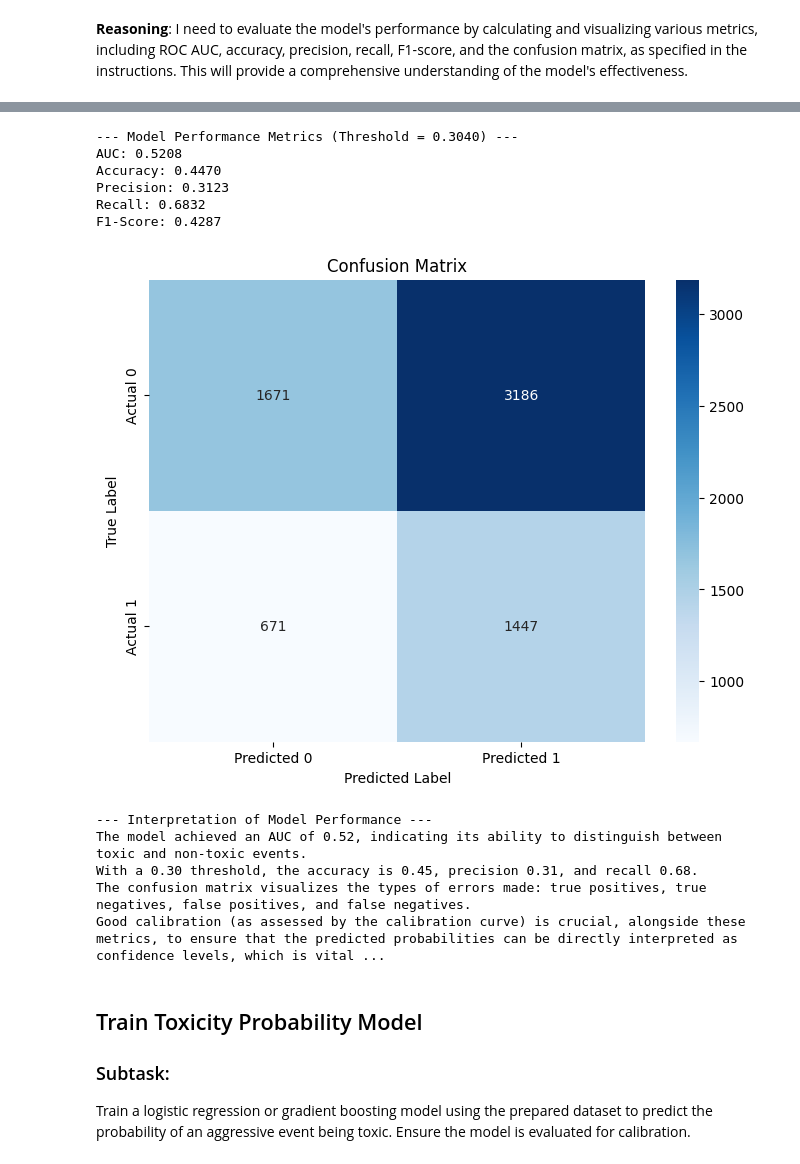
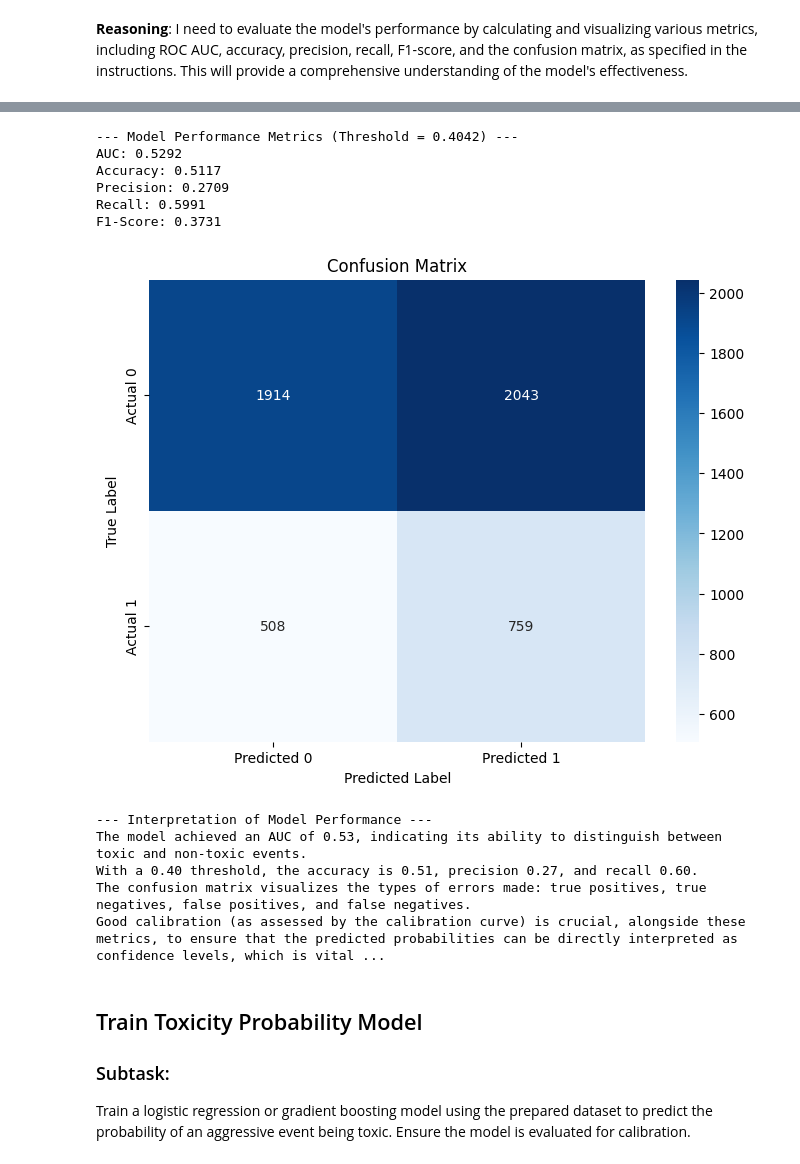
Before and after one commit to Selaric/toxic_flow_execution_agent, a Jupyter notebook: toxic_flow_execution_agent.ipynb, the cells around one changed output, grey strips where cells are left out. Saved outputs shown, nothing was run; the diff lists cells and outputs as text; code cells hidden in the pictures.

```diff
--- a/toxic_flow_execution_agent.ipynb
+++ b/toxic_flow_execution_agent.ipynb
@@ -640,0 +654,14 @@ First 5 predicted probabilities: [0.22746165 0.32115921 0.28372094 0.30998857 0.
+# %%
+pipeline = Pipeline([
+    ('scaler', StandardScaler()), # Automatically normalizes raw depths and imbalances
+    ('logreg', LogisticRegression(C=10.0, class_weight='balanced', solver='liblinear'))
+])
+
+
+pipeline.fit(X_train, y_train)
+
+val_proba = pipeline.predict_proba(X_val)[:, 1]
+y_pred_proba = pipeline.predict_proba(X_test)[:, 1]
+
+print(f"First 5 validation probabilities: {val_proba[:5]}")
+print(f"First 5 test probabilities: {y_pred_proba[:5]}")
@@ -673,7 +709,7 @@ import matplotlib.pyplot as plt
 import numpy as np
 
 # 1. Calculate ROC curve and AUC
-fpr, tpr, thresholds = roc_curve(y_test, y_pred_proba)
+fpr, tpr, thresholds = roc_curve(y_val, val_proba)
 roc_auc = auc(fpr, tpr)
 
 # 2. Plot ROC curve
@@ -732,13 +768,13 @@ print("Good calibration (as assessed by the calibration curve) is crucial, along
---- Model Performance Metrics (Threshold = 0.3040) ---
-AUC: 0.5208
-Accuracy: 0.4470
-Precision: 0.3123
-Recall: 0.6832
-F1-Score: 0.4287
+--- Model Performance Metrics (Threshold = 0.4042) ---
+AUC: 0.5292
+Accuracy: 0.5117
+Precision: 0.2709
+Recall: 0.5991
+F1-Score: 0.3731
-[figure, old version]
+[figure, new version]
 --- Interpretation of Model Performance ---
-The model achieved an AUC of 0.52, indicating its ability to distinguish between toxic and non-toxic events.
-With a 0.30 threshold, the accuracy is 0.45, precision 0.31, and recall 0.68.
+The model achieved an AUC of 0.53, indicating its ability to distinguish between toxic and non-toxic events.
+With a 0.40 threshold, the accuracy is 0.51, precision 0.27, and recall 0.60.
 The confusion matrix visualizes the types of errors made: true positives, true negatives, false positives, and false negatives.
 Good calibration (as assessed by the calibration curve) is crucial, alongside these metrics, to ensure that the predicted probabilities can be directly interpreted as confidence levels, which is vital ...
 # %% [markdown]
```
Also changed, not shown: parts of 51 cells of this notebook.
